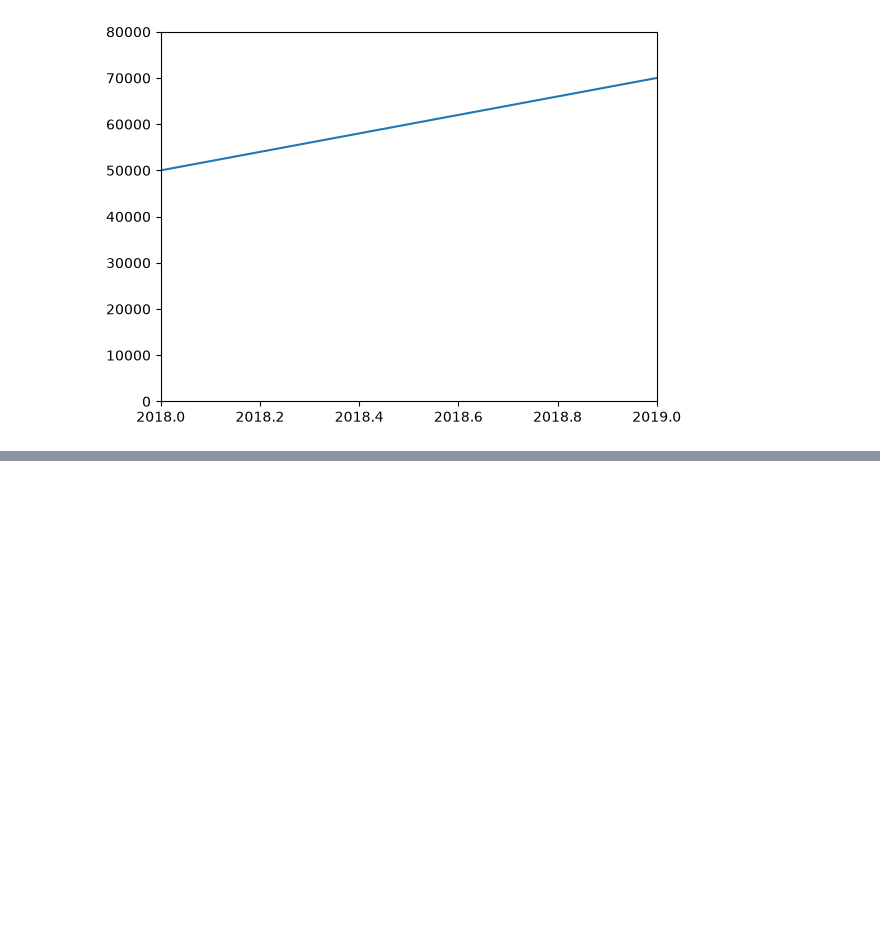
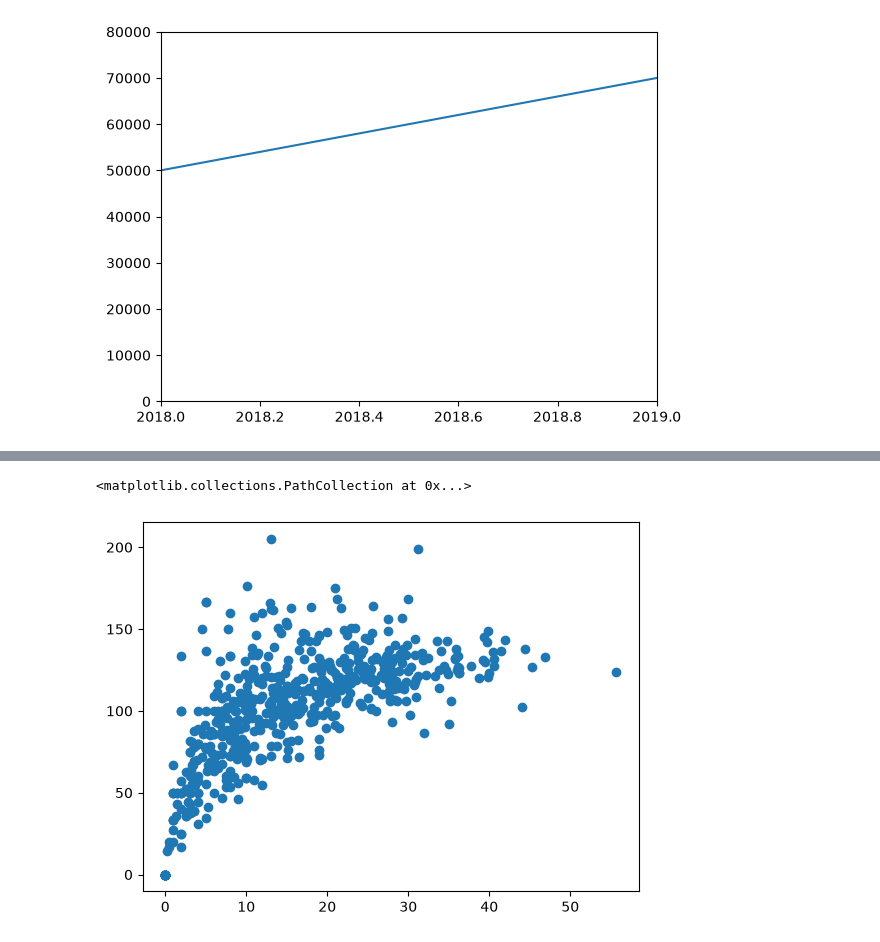
Before and after one commit to MahamFatima01713/Matplotlib_Mastery, a Jupyter notebook: Matplotlib.ipynb, the cells around one changed output, grey strips where cells are left out. Saved outputs shown, nothing was run; the diff lists cells and outputs as text; code cells hidden in the pictures; blank space fills up the shorter version.

```diff
--- a/Matplotlib.ipynb
+++ b/Matplotlib.ipynb
@@ -141,0 +199,3 @@ plt.xlim(2018,2019)
+# %%
+a=pd.read_csv('batter.csv')
+a.head(50)
@@ -141,0 +220,5 @@ plt.xlim(2018,2019)
+# %%
+plt.scatter(a['avg'],a['strike_rate'])
+# %% [output]
+<matplotlib.collections.PathCollection at 0x...>
+[figure, added]
```
Also changed, not shown: parts of 7 cells of this notebook.
